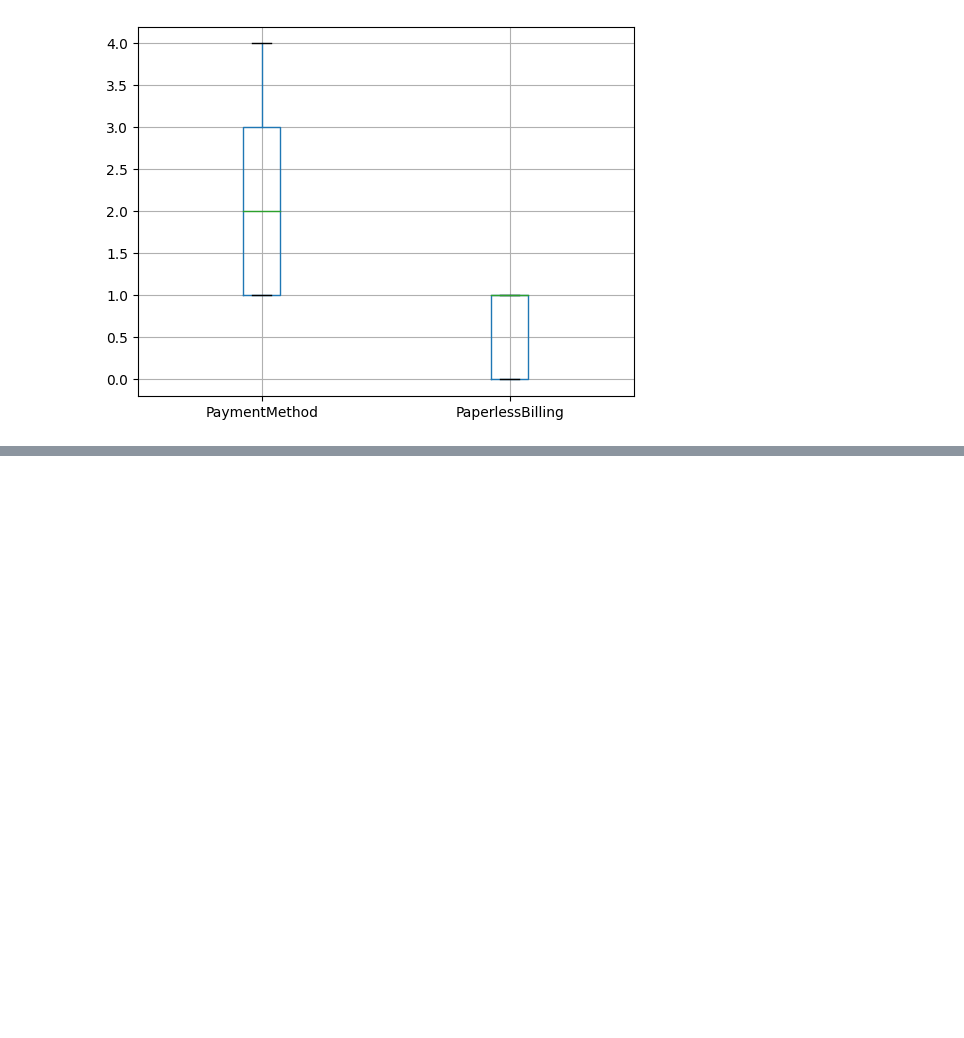
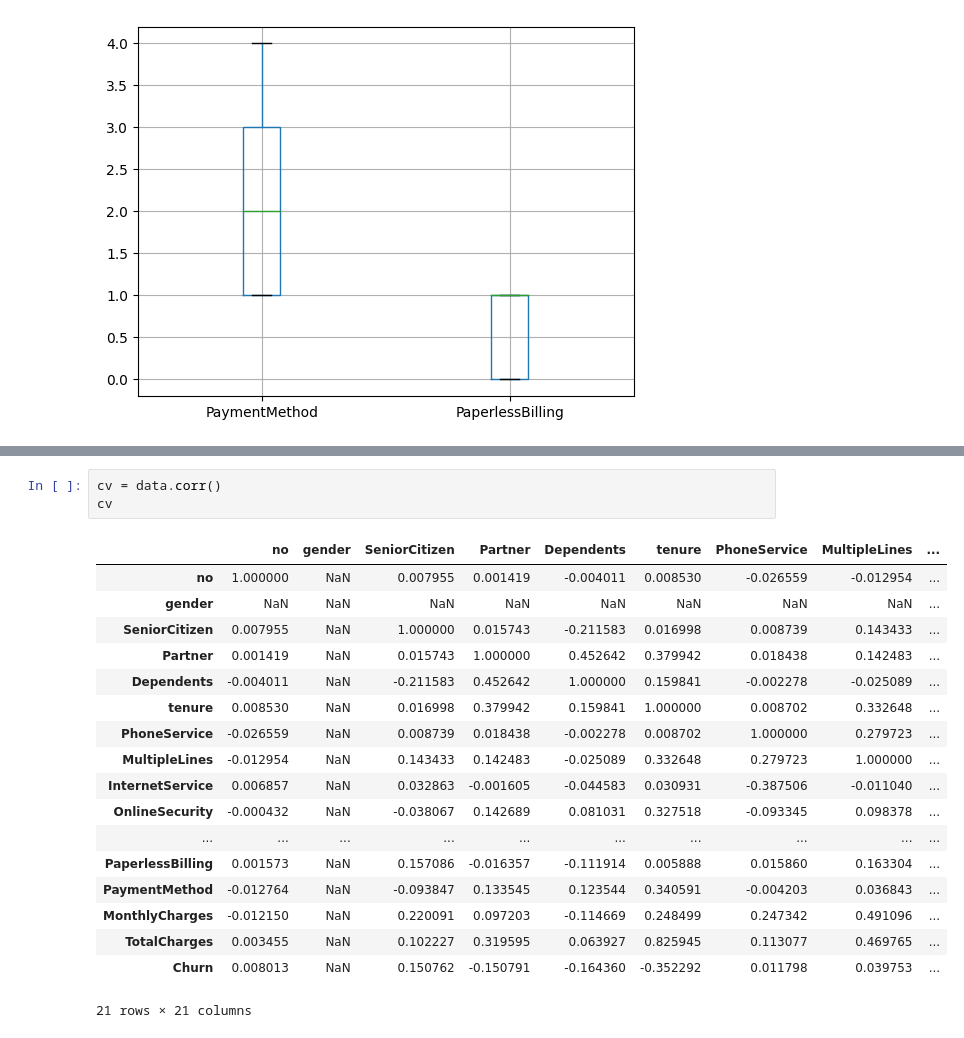
Before and after one commit to ZiolesXy/DataAnalytic, a Jupyter notebook: Type_Data.ipynb, the cells around one changed output, grey strips where cells are left out. Saved outputs shown, nothing was run; the diff lists cells and outputs as text; blank space fills up the shorter version.

```diff
--- a/Type_Data.ipynb
+++ b/Type_Data.ipynb
@@ -96,0 +102,22 @@ print(data)
+# %%
+cv = data.corr()
+cv
+# %% [output]
+|  | no | gender | SeniorCitizen | Partner | Dependents | tenure | PhoneService | MultipleLines | ... |
+| no | 1.000000 | NaN | 0.007955 | 0.001419 | -0.004011 | 0.008530 | -0.026559 | -0.012954 | ... |
+| gender | NaN | NaN | NaN | NaN | NaN | NaN | NaN | NaN | ... |
+| SeniorCitizen | 0.007955 | NaN | 1.000000 | 0.015743 | -0.211583 | 0.016998 | 0.008739 | 0.143433 | ... |
+| Partner | 0.001419 | NaN | 0.015743 | 1.000000 | 0.452642 | 0.379942 | 0.018438 | 0.142483 | ... |
+| Dependents | -0.004011 | NaN | -0.211583 | 0.452642 | 1.000000 | 0.159841 | -0.002278 | -0.025089 | ... |
+| tenure | 0.008530 | NaN | 0.016998 | 0.379942 | 0.159841 | 1.000000 | 0.008702 | 0.332648 | ... |
+| PhoneService | -0.026559 | NaN | 0.008739 | 0.018438 | -0.002278 | 0.008702 | 1.000000 | 0.279723 | ... |
+| MultipleLines | -0.012954 | NaN | 0.143433 | 0.142483 | -0.025089 | 0.332648 | 0.279723 | 1.000000 | ... |
+| InternetService | 0.006857 | NaN | 0.032863 | -0.001605 | -0.044583 | 0.030931 | -0.387506 | -0.011040 | ... |
+| OnlineSecurity | -0.000432 | NaN | -0.038067 | 0.142689 | 0.081031 | 0.327518 | -0.093345 | 0.098378 | ... |
+| ... | ... | ... | ... | ... | ... | ... | ... | ... | ... |
+| PaperlessBilling | 0.001573 | NaN | 0.157086 | -0.016357 | -0.111914 | 0.005888 | 0.015860 | 0.163304 | ... |
+| PaymentMethod | -0.012764 | NaN | -0.093847 | 0.133545 | 0.123544 | 0.340591 | -0.004203 | 0.036843 | ... |
+| MonthlyCharges | -0.012150 | NaN | 0.220091 | 0.097203 | -0.114669 | 0.248499 | 0.247342 | 0.491096 | ... |
+| TotalCharges | 0.003455 | NaN | 0.102227 | 0.319595 | 0.063927 | 0.825945 | 0.113077 | 0.469765 | ... |
+| Churn | 0.008013 | NaN | 0.150762 | -0.150791 | -0.164360 | -0.352292 | 0.011798 | 0.039753 | ... |
+21 rows × 21 columns
```
Also changed, not shown: parts of 6 cells of this notebook.
